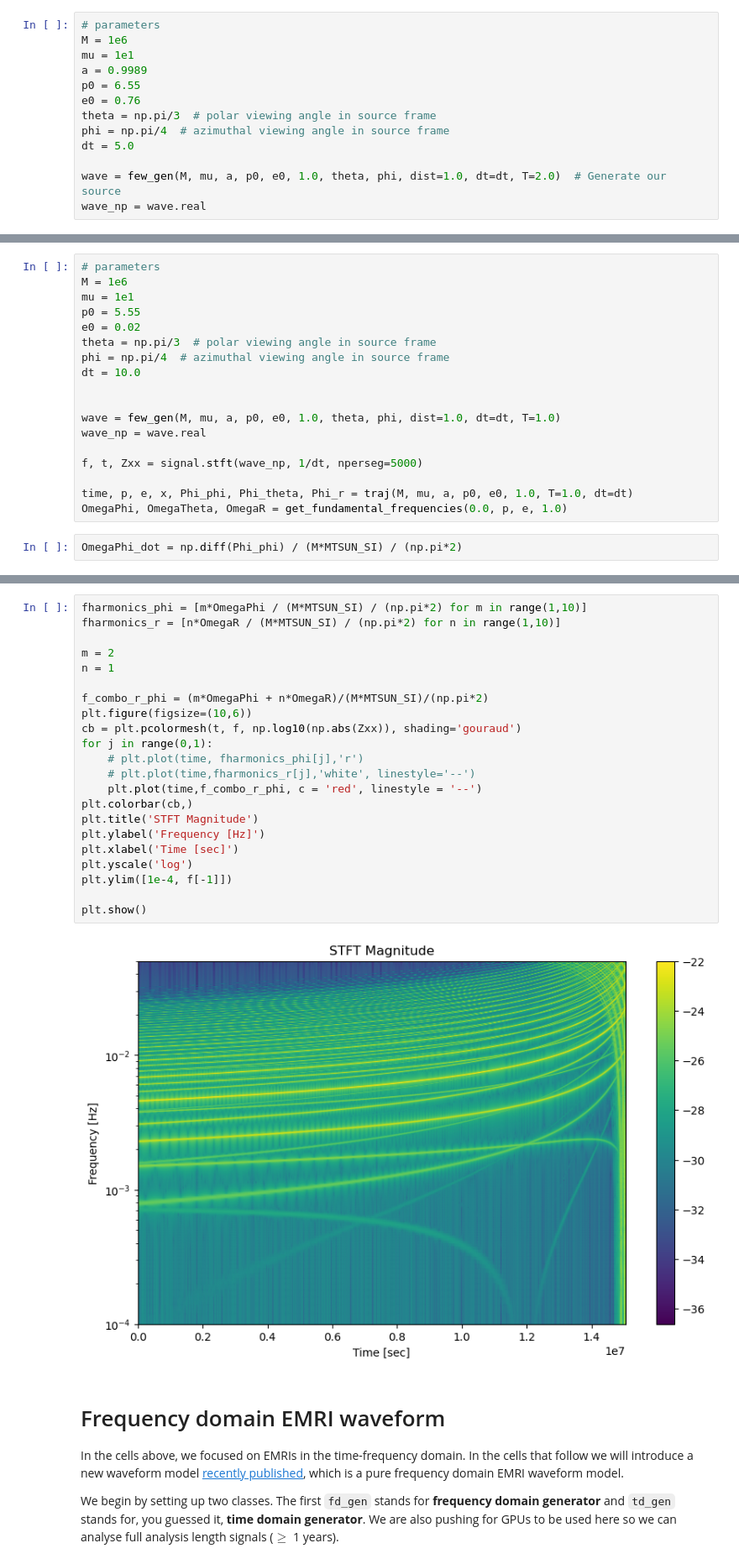
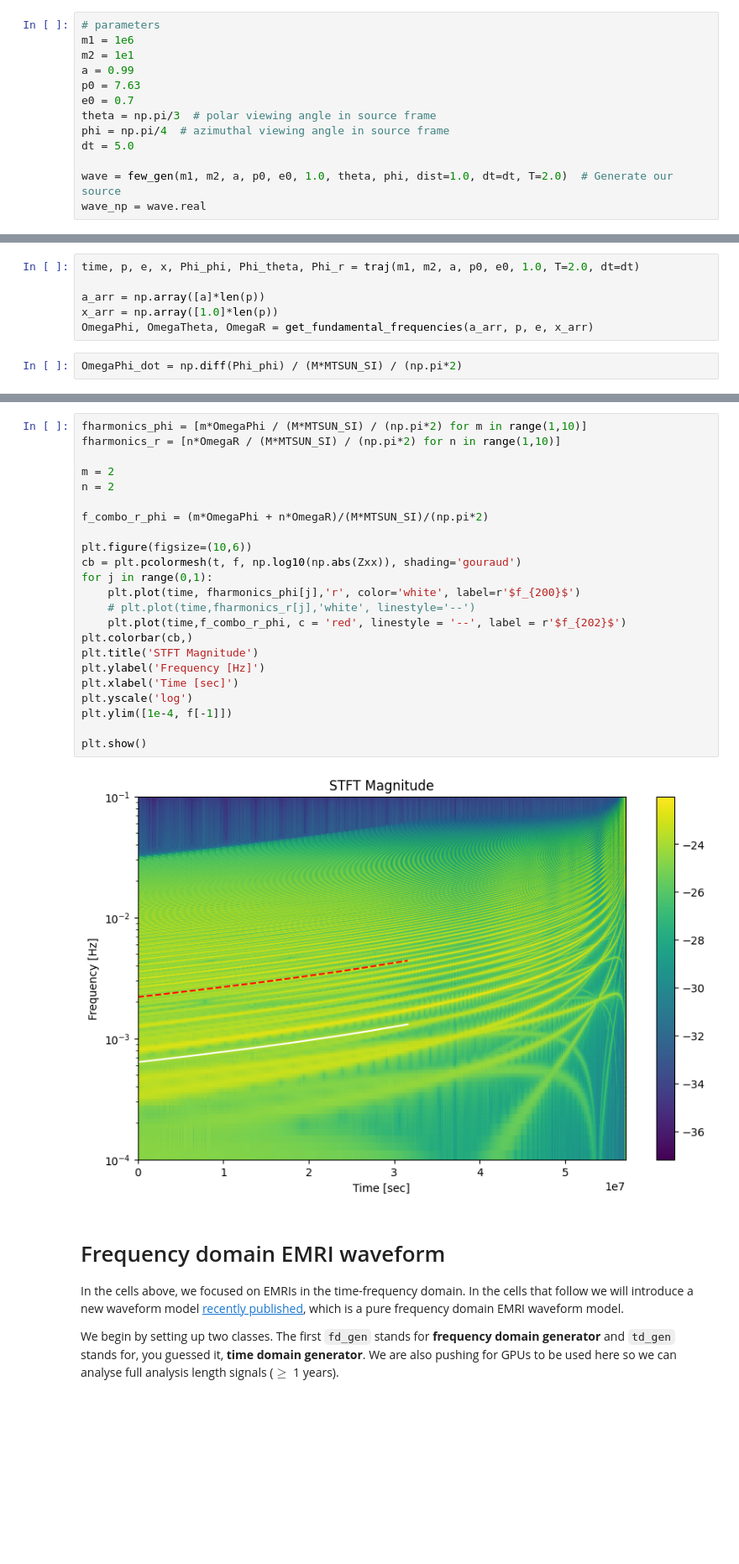
Before and after one commit to BertDepoorter/FEW-tutorial, a Jupyter notebook: FEW_tutorial.ipynb, the cells around one changed output, grey strips where cells are left out. Shown at 84% size. Drawn from its saved outputs; the diff is of its cells as text; blank space fills up the shorter version.

```diff
--- a/FEW_tutorial.ipynb
+++ b/FEW_tutorial.ipynb
@@ -1409,14 +1391,14 @@ where $\rho^{2} = (h|h)$ is the optimal matched-filtering SNR. Then verify that,
 So far we have analysed EMRIs in a specific domain: the time-domain. This is just one type of window in which to view the world of EMRIs. It may be more instructive to analyse EMRIs in other types of domains, such as the time-frequency or purely the frequency domain. In the cells that follow, we will plot a spectrogram of EMRIs to truly show the rich harmonic structure offered by this awesome sources.
 # %%
 # parameters
-M = 1e6
-mu = 1e1
-a = 0.9989
-p0 = 6.55
-e0 = 0.76
+m1 = 1e6
+m2 = 1e1
+a = 0.99
+p0 = 7.63
+e0 = 0.7
 theta = np.pi/3  # polar viewing angle in source frame
 phi = np.pi/4  # azimuthal viewing angle in source frame
 dt = 5.0
 
-wave = few_gen(M, mu, a, p0, e0, 1.0, theta, phi, dist=1.0, dt=dt, T=2.0)  # Generate our source
+wave = few_gen(m1, m2, a, p0, e0, 1.0, theta, phi, dist=1.0, dt=dt, T=2.0)  # Generate our source
 wave_np = wave.real
@@ -1439,23 +1427,11 @@ plt.show()
 # %% [markdown]
 ### Exercise 6
 In the previous plot the different harmonics of the waveform can be recognized as tracks in time-frequency space. As exercise, try to plot the frequency tracks as a function of time on top of the previous plot. Take the same input parameters and run a trajectory to obtain the `p` and `e` evolution. Then pass these arrays into the the function `get_fundamental_frequencies` and obtain the three fundamental frequencies. Then convert to the correct units and plot the frequency $f=(m \Omega_\varphi + n \Omega_r)/(2\pi)$ for some values of your choice for $m$ and $n$. See if you can identify some tracks yourself.
-# %%
-# parameters
-M = 1e6
-mu = 1e1
-p0 = 5.55
-e0 = 0.02
-theta = np.pi/3  # polar viewing angle in source frame
-phi = np.pi/4  # azimuthal viewing angle in source frame
-dt = 10.0
-
-
-wave = few_gen(M, mu, a, p0, e0, 1.0, theta, phi, dist=1.0, dt=dt, T=1.0)
-wave_np = wave.real
-
-f, t, Zxx = signal.stft(wave_np, 1/dt, nperseg=5000)
-
-time, p, e, x, Phi_phi, Phi_theta, Phi_r = traj(M, mu, a, p0, e0, 1.0, T=1.0, dt=dt)
-OmegaPhi, OmegaTheta, OmegaR = get_fundamental_frequencies(0.0, p, e, 1.0)
+# %%
+time, p, e, x, Phi_phi, Phi_theta, Phi_r = traj(m1, m2, a, p0, e0, 1.0, T=2.0, dt=dt)
+
+a_arr = np.array([a]*len(p))
+x_arr = np.array([1.0]*len(p))
+OmegaPhi, OmegaTheta, OmegaR = get_fundamental_frequencies(a_arr, p, e, x_arr)
 # %%
 OmegaPhi_dot = np.diff(Phi_phi) / (M*MTSUN_SI) / (np.pi*2)
@@ -1462,27 +1440,28 @@ OmegaPhi_dot = np.diff(Phi_phi) / (M*MTSUN_SI) / (np.pi*2)
 # %%
 fharmonics_phi = [m*OmegaPhi / (M*MTSUN_SI) / (np.pi*2) for m in range(1,10)]
 fharmonics_r = [n*OmegaR / (M*MTSUN_SI) / (np.pi*2) for n in range(1,10)]
 
 m = 2
-n = 1
+n = 2
 
 f_combo_r_phi = (m*OmegaPhi + n*OmegaR)/(M*MTSUN_SI)/(np.pi*2)
+
 plt.figure(figsize=(10,6))
 cb = plt.pcolormesh(t, f, np.log10(np.abs(Zxx)), shading='gouraud')
 for j in range(0,1):
-    # plt.plot(time, fharmonics_phi[j],'r')
+    plt.plot(time, fharmonics_phi[j],'r', color='white', label=r'$f_{200}$')
     # plt.plot(time,fharmonics_r[j],'white', linestyle='--')
-    plt.plot(time,f_combo_r_phi, c = 'red', linestyle = '--')
+    plt.plot(time,f_combo_r_phi, c = 'red', linestyle = '--', label = r'$f_{202}$')
 plt.colorbar(cb,)
 plt.title('STFT Magnitude')
 plt.ylabel('Frequency [Hz]')
 plt.xlabel('Time [sec]')
 plt.yscale('log')
 plt.ylim([1e-4, f[-1]])
 
 plt.show()
 # %% [output]
-[figure, old version]
+[figure, new version]
 # %% [markdown]
 # Frequency domain EMRI waveform
 
```
Also changed, not shown: parts of 59 cells of this notebook.
